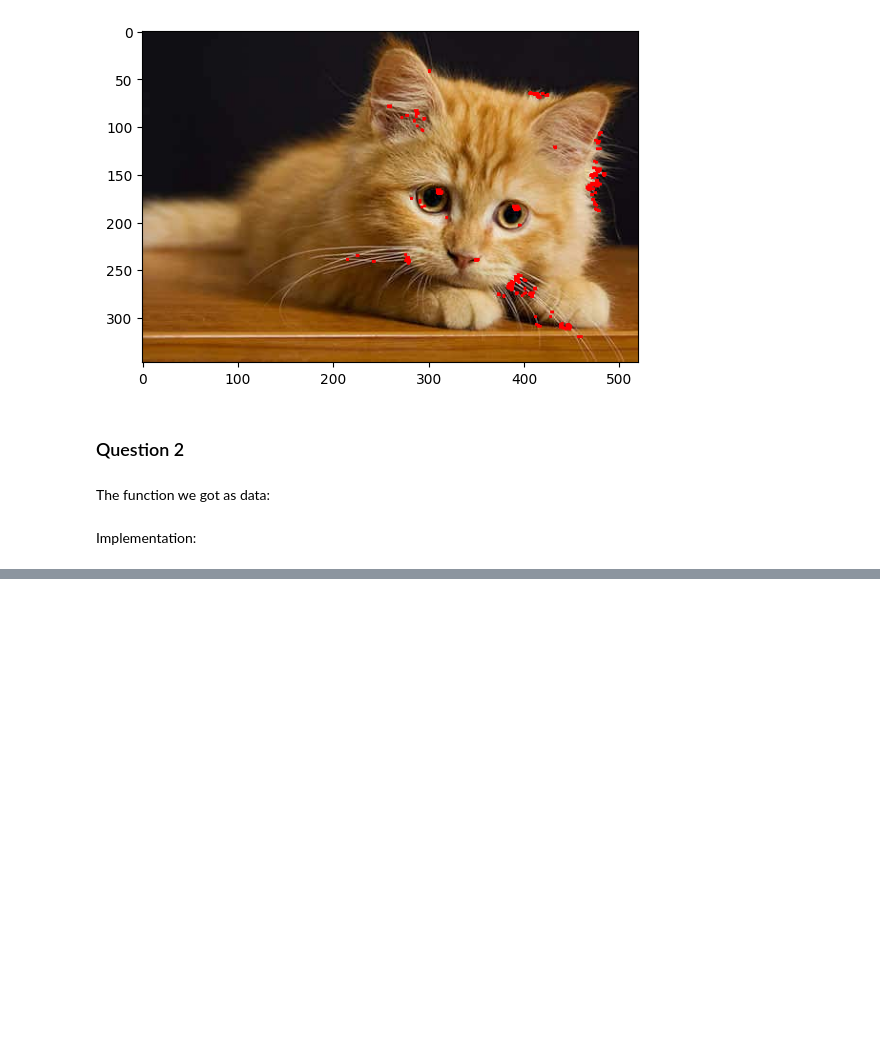
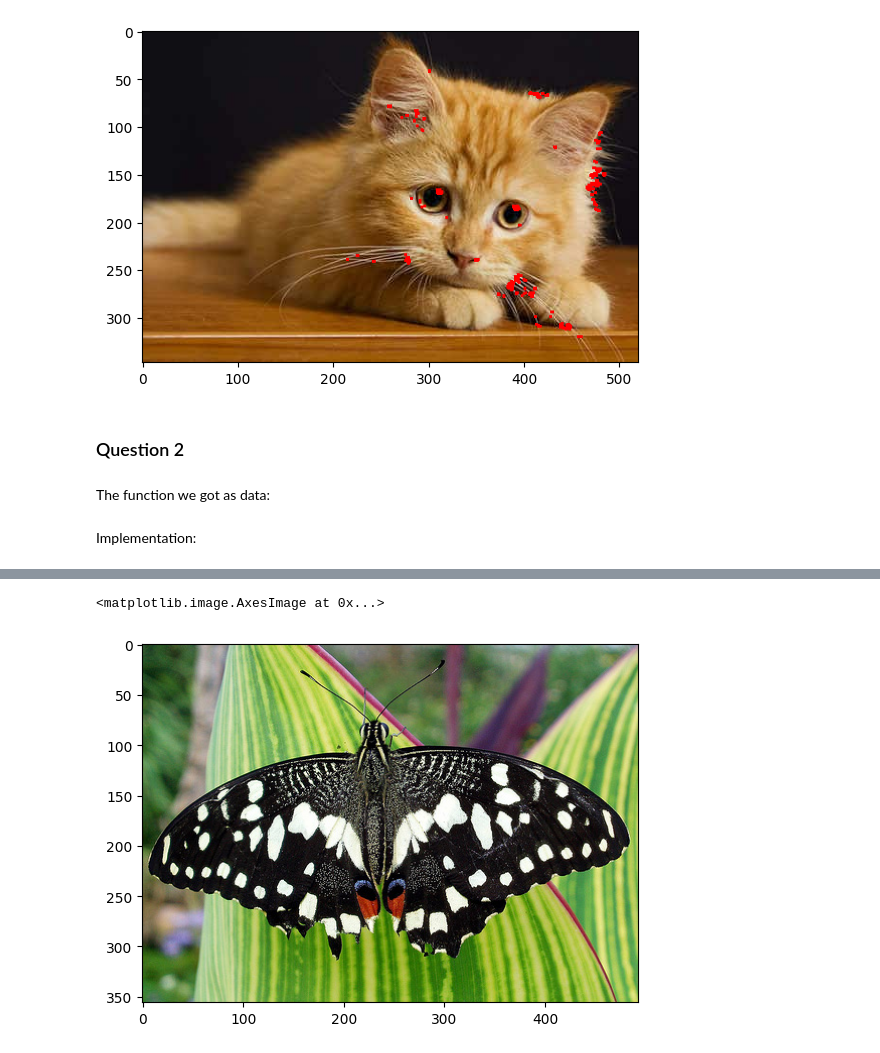
Before and after one commit to glusi/blob-detector-LoG, a Jupyter notebook: main_back.ipynb, the cells around one changed output, grey strips where cells are left out. Drawn from its saved outputs; the diff is of its cells as text; code cells hidden in the pictures; blank space fills up the shorter version.

```diff
--- a/main_back.ipynb
+++ b/main_back.ipynb
@@ -142,3 +147,8 @@ image = cv2.imread(file_name, cv2.COLOR_BGR2GRAY)
+# %%
+plt.imshow(cv2.cvtColor(image, cv2.COLOR_BGR2RGB))
+# %% [output]
+<matplotlib.image.AxesImage at 0x...>
+[figure, added]
 # %%
 def LoG_pyramid(img, n, k, sigma):
     log_images = [] #to store responses
```
Also changed, not shown: parts of 5 cells of this notebook, 1 other file.
